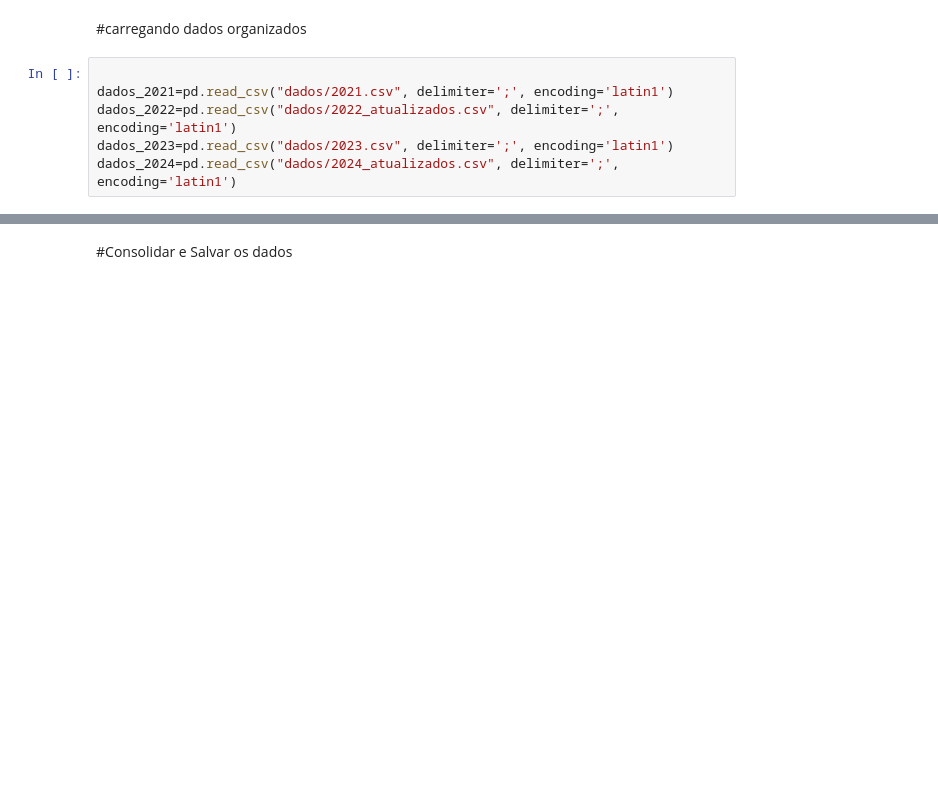
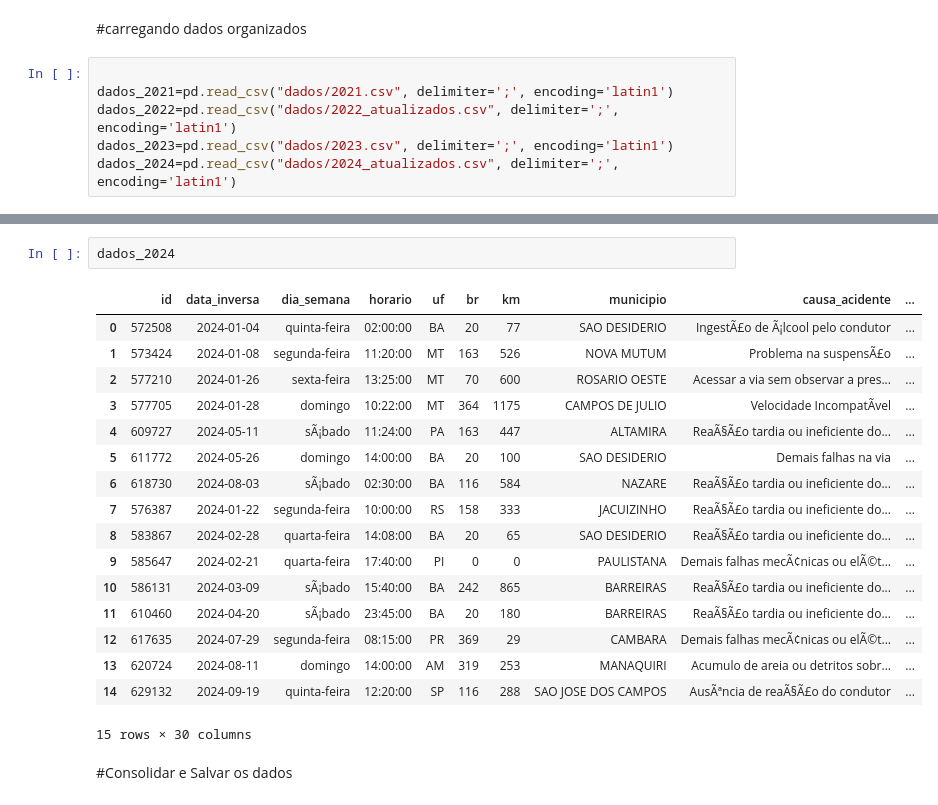
Before and after one commit to Manuelevaristo/analise-acidentes-brasil-2021-2024, a Jupyter notebook: app_principal.ipynb, the cells around one changed output, grey strips where cells are left out. Saved outputs shown, nothing was run; the diff lists cells and outputs as text; blank space fills up the shorter version.

```diff
--- a/app_principal.ipynb
+++ b/app_principal.ipynb
@@ -58,3 +69,23 @@ dados_2022.head()
+# %%
+dados_2024
+# %% [output]
+|  | id | data_inversa | dia_semana | horario | uf | br | km | municipio | causa_acidente | ... |
+| 0 | 572508 | 2024-01-04 | quinta-feira | 02:00:00 | BA | 20 | 77 | SAO DESIDERIO | IngestÃ£o de Ã¡lcool pelo condutor | ... |
+| 1 | 573424 | 2024-01-08 | segunda-feira | 11:20:00 | MT | 163 | 526 | NOVA MUTUM | Problema na suspensÃ£o | ... |
+| 2 | 577210 | 2024-01-26 | sexta-feira | 13:25:00 | MT | 70 | 600 | ROSARIO OESTE | Acessar a via sem observar a pres... | ... |
+| 3 | 577705 | 2024-01-28 | domingo | 10:22:00 | MT | 364 | 1175 | CAMPOS DE JULIO | Velocidade IncompatÃ­vel | ... |
+| 4 | 609727 | 2024-05-11 | sÃ¡bado | 11:24:00 | PA | 163 | 447 | ALTAMIRA | ReaÃ§Ã£o tardia ou ineficiente do... | ... |
+| 5 | 611772 | 2024-05-26 | domingo | 14:00:00 | BA | 20 | 100 | SAO DESIDERIO | Demais falhas na via | ... |
+| 6 | 618730 | 2024-08-03 | sÃ¡bado | 02:30:00 | BA | 116 | 584 | NAZARE | ReaÃ§Ã£o tardia ou ineficiente do... | ... |
+| 7 | 576387 | 2024-01-22 | segunda-feira | 10:00:00 | RS | 158 | 333 | JACUIZINHO | ReaÃ§Ã£o tardia ou ineficiente do... | ... |
+| 8 | 583867 | 2024-02-28 | quarta-feira | 14:08:00 | BA | 20 | 65 | SAO DESIDERIO | ReaÃ§Ã£o tardia ou ineficiente do... | ... |
+| 9 | 585647 | 2024-02-21 | quarta-feira | 17:40:00 | PI | 0 | 0 | PAULISTANA | Demais falhas mecÃ¢nicas ou elÃ©t... | ... |
+| 10 | 586131 | 2024-03-09 | sÃ¡bado | 15:40:00 | BA | 242 | 865 | BARREIRAS | ReaÃ§Ã£o tardia ou ineficiente do... | ... |
+| 11 | 610460 | 2024-04-20 | sÃ¡bado | 23:45:00 | BA | 20 | 180 | BARREIRAS | ReaÃ§Ã£o tardia ou ineficiente do... | ... |
+| 12 | 617635 | 2024-07-29 | segunda-feira | 08:15:00 | PR | 369 | 29 | CAMBARA | Demais falhas mecÃ¢nicas ou elÃ©t... | ... |
+| 13 | 620724 | 2024-08-11 | domingo | 14:00:00 | AM | 319 | 253 | MANAQUIRI | Acumulo de areia ou detritos sobr... | ... |
+| 14 | 629132 | 2024-09-19 | quinta-feira | 12:20:00 | SP | 116 | 288 | SAO JOSE DOS CAMPOS | AusÃªncia de reaÃ§Ã£o do condutor | ... |
+15 rows × 30 columns
 # %% [markdown]
 #Consolidar e Salvar os dados
 # %%
```
Also changed, not shown: parts of 22 cells of this notebook.
